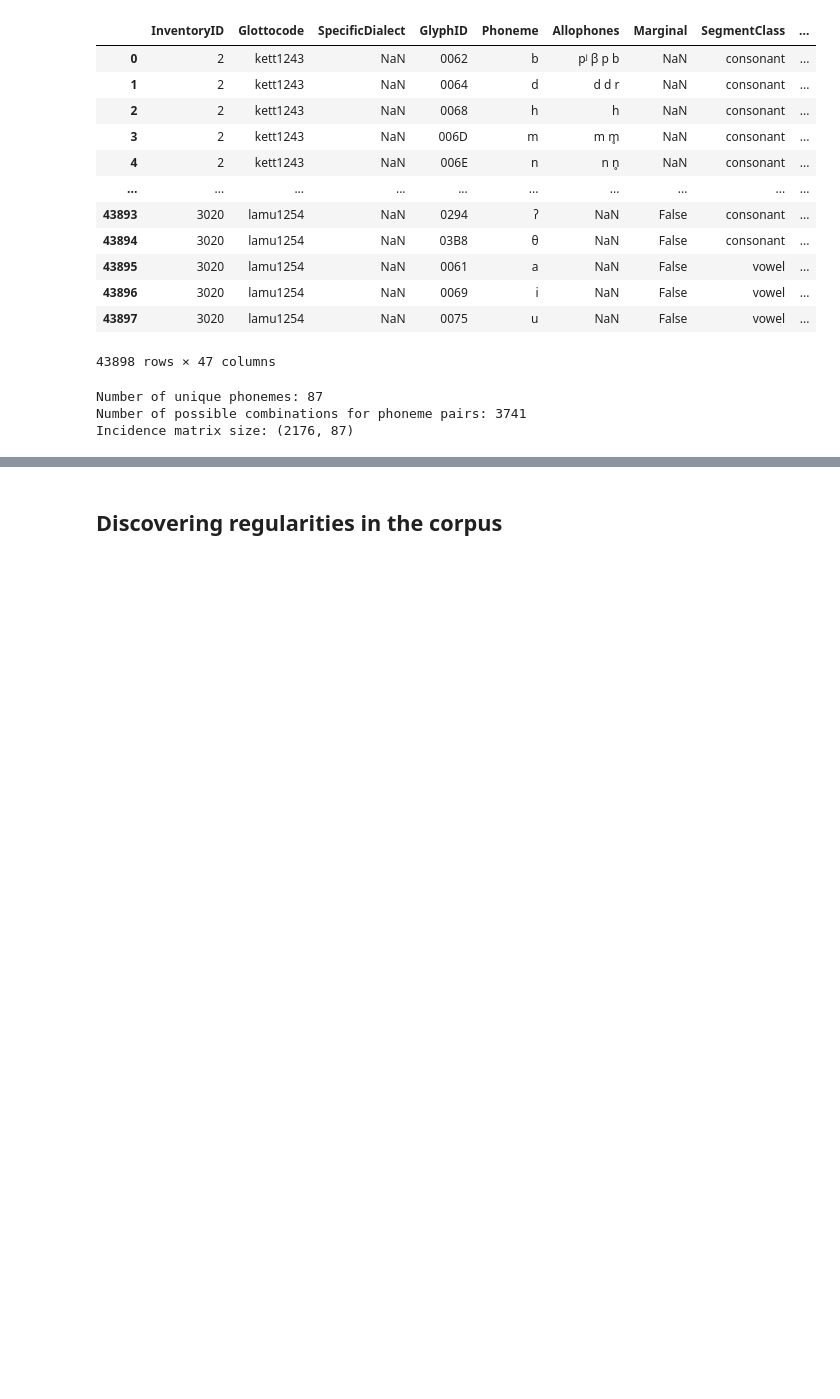
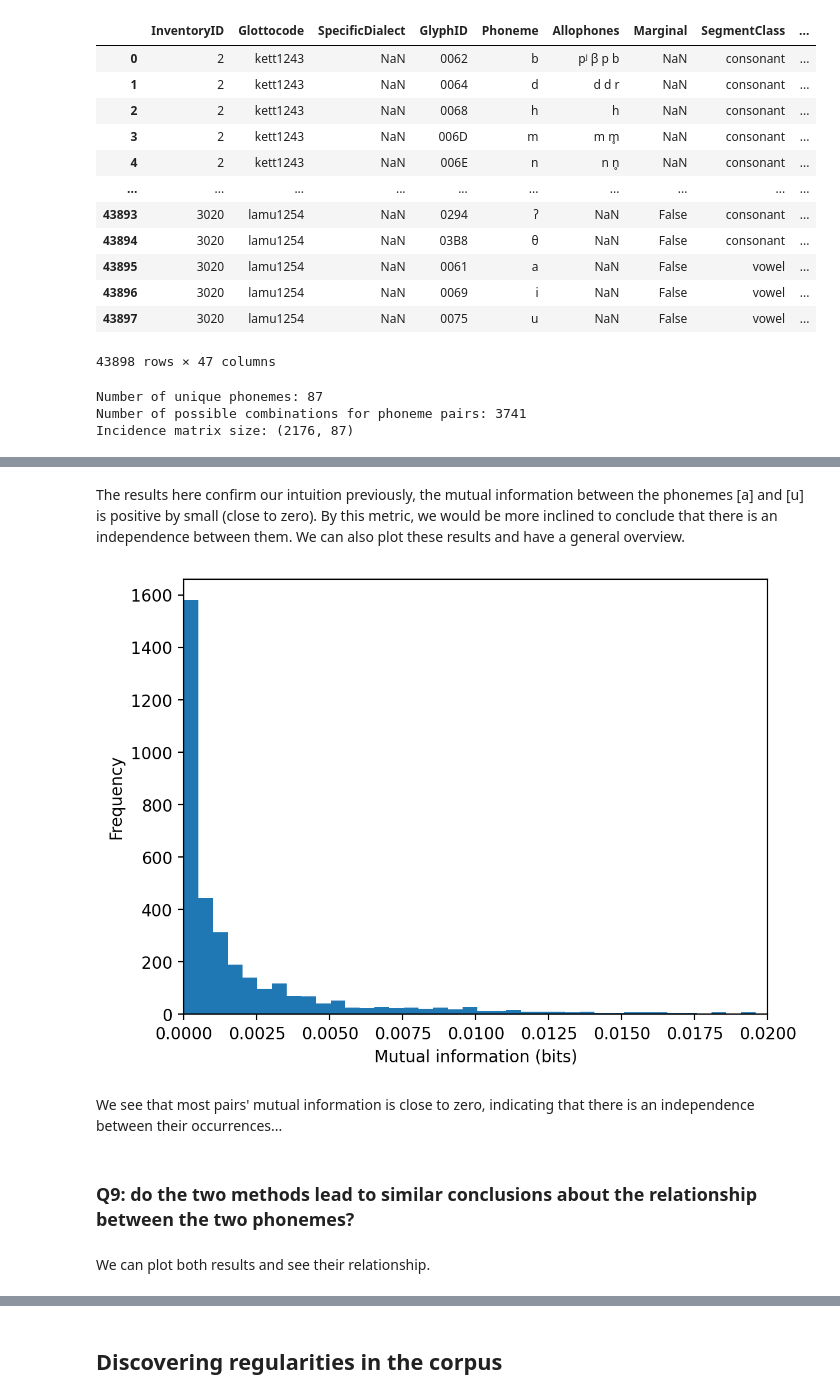
Before and after one commit to phtryll/nlp-labs, a Jupyter notebook: vowel-inventories/vowel_inventories.ipynb, the cells around one changed output, grey strips where cells are left out. Saved outputs shown, nothing was run; the diff lists cells and outputs as text; code cells hidden in the pictures; blank space fills up the shorter version.

```diff
--- a/vowel-inventories/vowel_inventories.ipynb
+++ b/vowel-inventories/vowel_inventories.ipynb
@@ -810,0 +911,27 @@ We have considerably reduced the size of our data.
+# %%
+def mi(contingencies):
+    mi_results = {}
+
+    for pair, table in tqdm(contingencies.items(), desc="Calculating mutual information"):
+        a, b = int(table[0, 0]), int(table[0, 1])
+        c, d = int(table[1, 0]), int(table[1, 1])
+        N = a + b + c + d
+        if N == 0:
+            mi_results[pair] = 0.0
+            continue
+
+        # Marginals
+        pa1 = (a + b) / N; pa0 = (c + d) / N
+        pb1 = (a + c) / N; pb0 = (b + d) / N
+
+        I = 0.0
+        if a > 0: I += (a / N) * np.log2((a / N) / (pa1 * pb1))
+        if b > 0: I += (b / N) * np.log2((b / N) / (pa1 * pb0))
+        if c > 0: I += (c / N) * np.log2((c / N) / (pa0 * pb1))
+        if d > 0: I += (d / N) * np.log2((d / N) / (pa0 * pb0))
+
+        mi_results[pair] = I
+
+    return mi_results
+
+mutual_information = mi(contingencies)
@@ -810,0 +945,21 @@ We have considerably reduced the size of our data.
+# %% [markdown]
+The results here confirm our intuition previously, the mutual information between the phonemes [a] and [u] is positive by small (close to zero). By this metric, we would be more inclined to conclude that there is an independence between them. We can also plot these results and have a general overview.
+# %%
+#| echo: false
+#| label: fig-mi
+#| fig-cap: "Distribution of mutual information between phoneme pairs"
+
+
+plt.hist([val for val in mutual_information.values()], bins=1000)
+plt.xlim(0, 0.02)
+plt.xlabel("Mutual information (bits)")
+plt.ylabel("Frequency")
+plt.show()
+# %% [output]
+[figure, added]
+# %% [markdown]
+We see that most pairs' mutual information is close to zero, indicating that there is an independence between their occurrences...
+# %% [markdown]
+### Q9: do the two methods lead to similar conclusions about the relationship between the two phonemes?
+# %% [markdown]
+We can plot both results and see their relationship.
```
Also changed, not shown: parts of 27 cells of this notebook, 1 other file.
